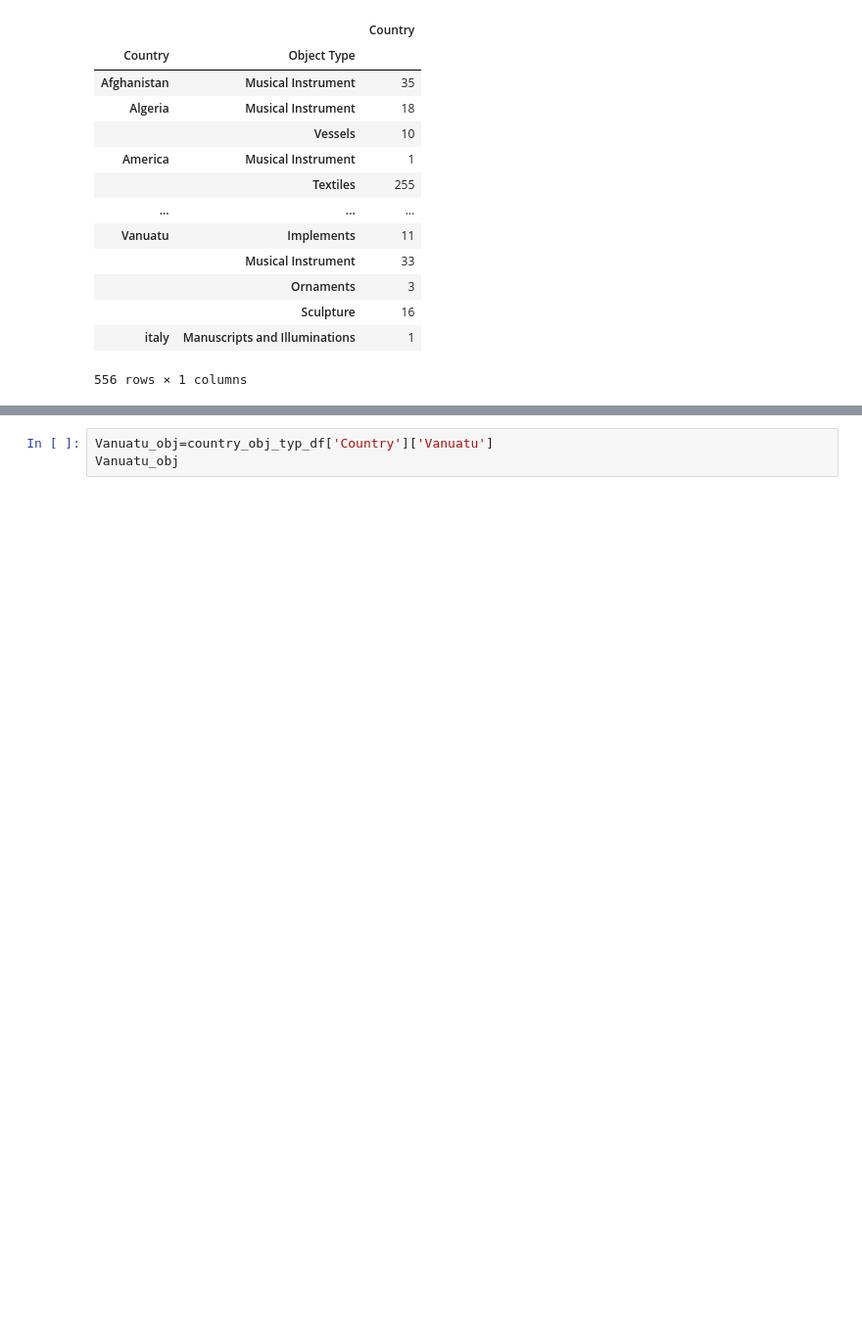
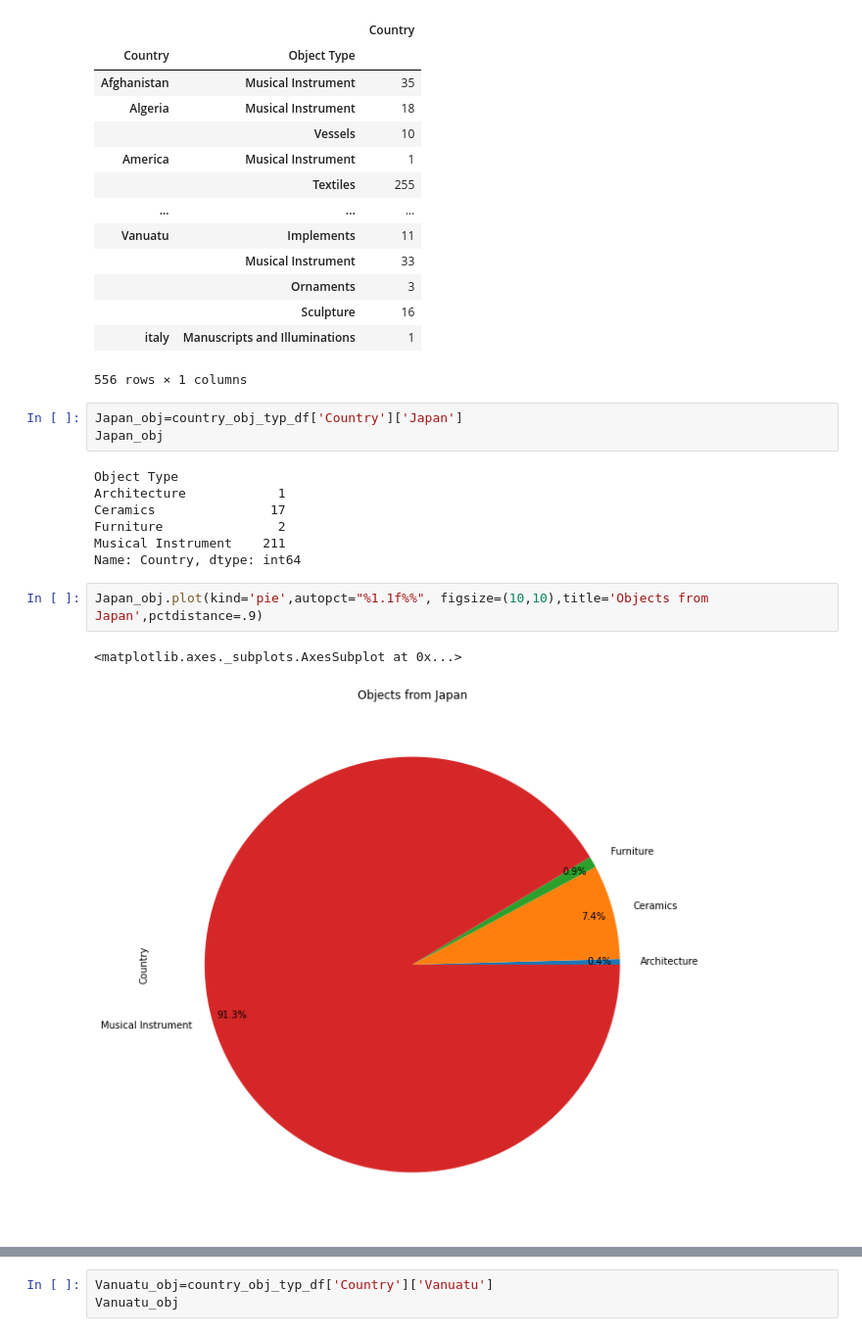
Before and after one commit to bjwlknsn/TheMetTeamProject, a Jupyter notebook: csv_review_data3.ipynb, the cells around one changed output, grey strips where cells are left out. Shown at 98% size. Drawn from its saved outputs; the diff is of its cells as text; blank space fills up the shorter version.

Commit message:
added pie charts for a few countries

```diff
--- a/csv_review_data3.ipynb
+++ b/csv_review_data3.ipynb
@@ -357,3 +357,18 @@ country_obj_typ_df
 |  | Sculpture | 16 |
 | italy | Manuscripts and Illuminations | 1 |
 556 rows × 1 columns
+# %%
+Japan_obj=country_obj_typ_df['Country']['Japan']
+Japan_obj
+# %% [output]
+Object Type
+Architecture            1
+Ceramics               17
+Furniture               2
+Musical Instrument    211
+Name: Country, dtype: int64
+# %%
+Japan_obj.plot(kind='pie',autopct="%1.1f%%", figsize=(10,10),title='Objects from Japan',pctdistance=.9)
+# %% [output]
+<matplotlib.axes._subplots.AxesSubplot at 0x...>
+[figure, added]
```
Also changed, not shown: parts of 6 cells of this notebook, 1 other file.
